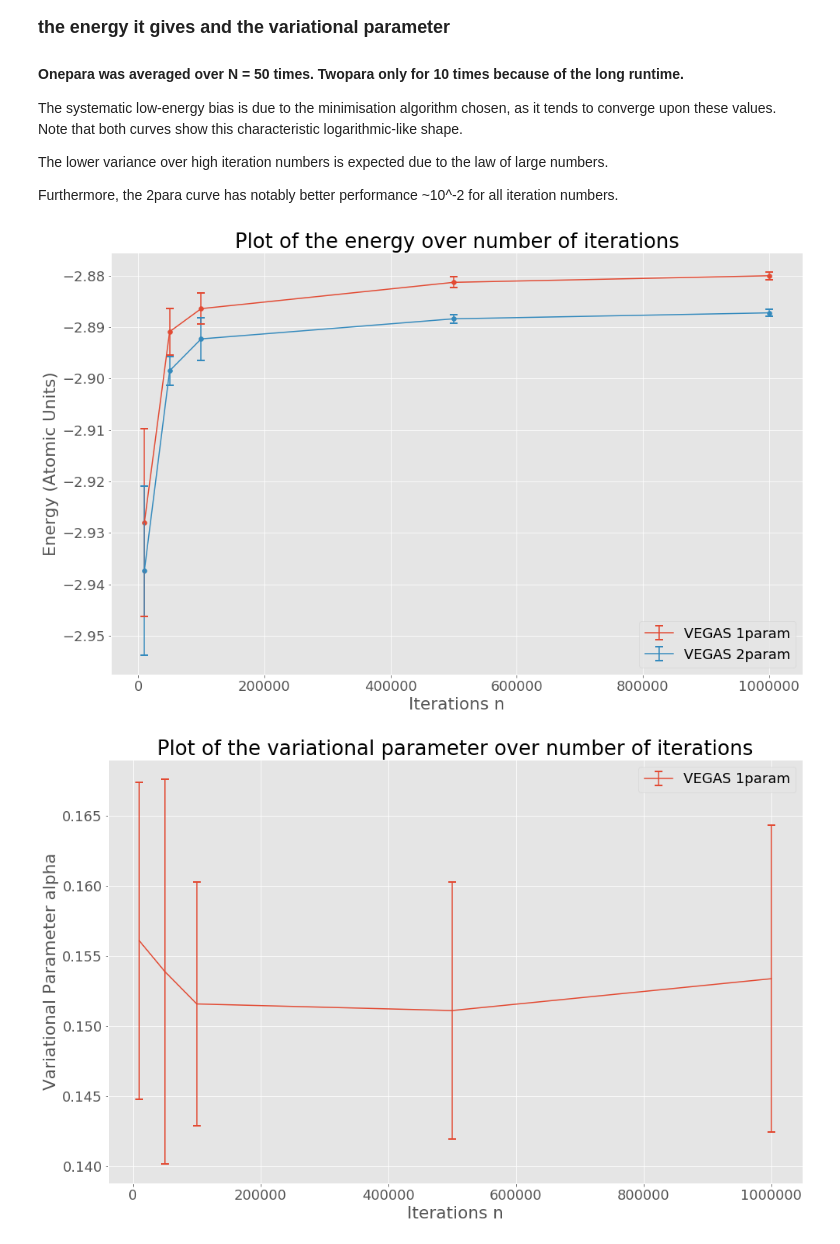
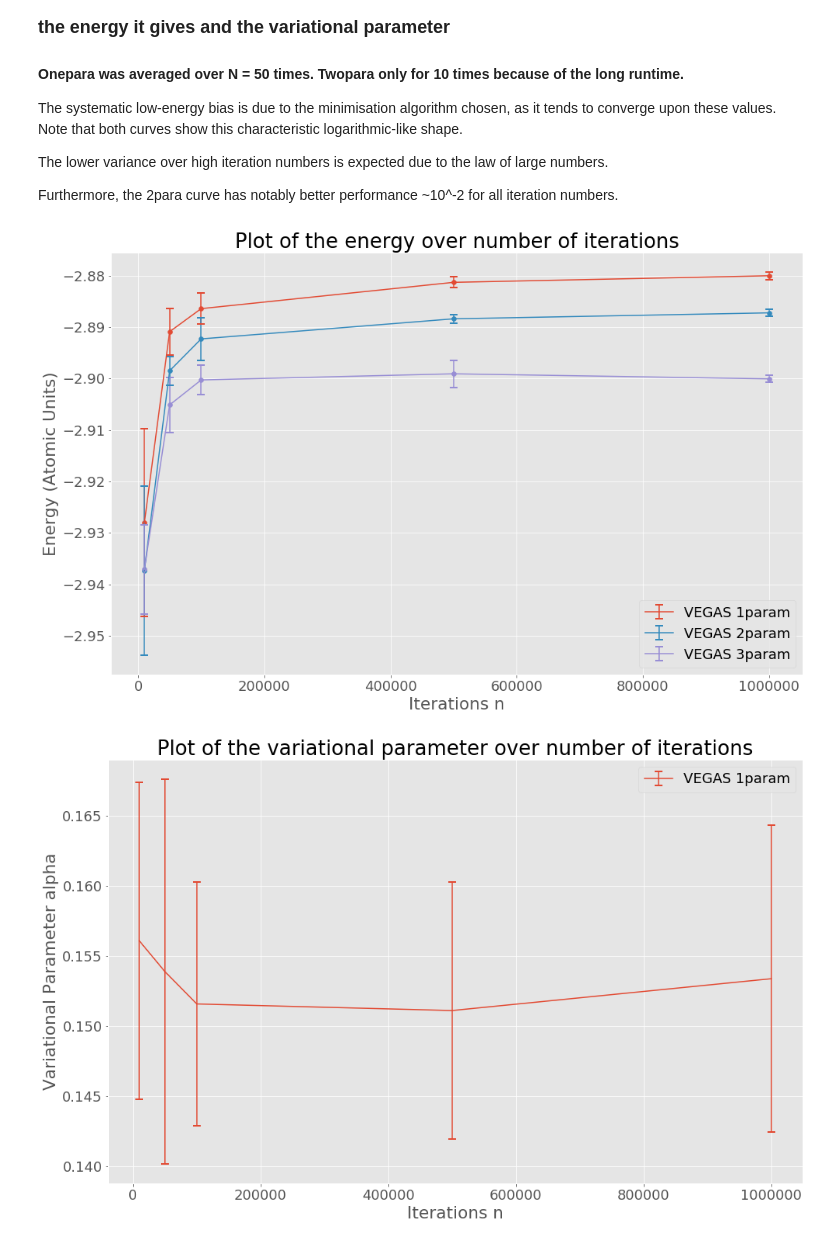
Before and after one commit to metrosierra/quVario, a Jupyter notebook: helium_markii/__results__/processed/vegas_analysis.ipynb, the cells around one changed output. Cells and saved outputs as stored; diff of their text form; code cells hidden in the pictures.

Commit message:
3para vegas finalised

```diff
--- a/helium_markii/__results__/processed/vegas_analysis.ipynb
+++ b/helium_markii/__results__/processed/vegas_analysis.ipynb
@@ -18,33 +18,37 @@ Furthermore, the 2para curve has notably better performance ~10^-2 for all itera
 #import and unpack data
 iters, energy, alpha, estd,astd = np.loadtxt('vegas_1param_iter_processed.csv', delimiter=',', skiprows=1, unpack=1)
 iters, twop_energy, twop_estd = np.loadtxt('vegas_2param_iter_processed.csv', delimiter=',', skiprows=1, unpack=1)
+iters, threep_energy, threep_estd = np.loadtxt('vegas_3param_iter_processed.csv', delimiter=',', skiprows=1, unpack=1)
 # %%
 plt.style.use('ggplot')
 plt.rcParams.update({'font.size': 18})
 plt.figure(figsize=(16,10))
 
 mew = 2
 cs = 5
 
 def get_color(indx):
     return list(plt.rcParams['axes.prop_cycle'])[indx]['color']
 
 plt.xlabel('Iterations n')
 plt.ylabel('Energy (Atomic Units)')
 color = get_color(0)
 plt.errorbar(iters,energy, yerr = estd, mew = mew, capsize=cs, label='VEGAS 1param', color = color)
 plt.scatter(iters,energy)
 
 color = get_color(1)
 plt.errorbar(iters,twop_energy, yerr = twop_estd, mew = mew, capsize=cs, label='VEGAS 2param', color=color)
 plt.scatter(iters,twop_energy)
+color = get_color(2)
+plt.errorbar(iters,threep_energy, yerr = threep_estd, mew = mew, capsize=cs, label='VEGAS 3param', color=color)
+plt.scatter(iters,threep_energy)
 plt.legend()
 
 plt.title('Plot of the energy over number of iterations')
-#plt.savefig('vegas_energy_comp')
+plt.savefig('vegas_energy_comp')
 plt.show()
 # %% [output]
-[figure, old version]
+[figure, new version]
 # %%
 plt.style.use('ggplot')
 plt.rcParams.update({'font.size': 18})
```
Also changed, not shown: 10 other files.
